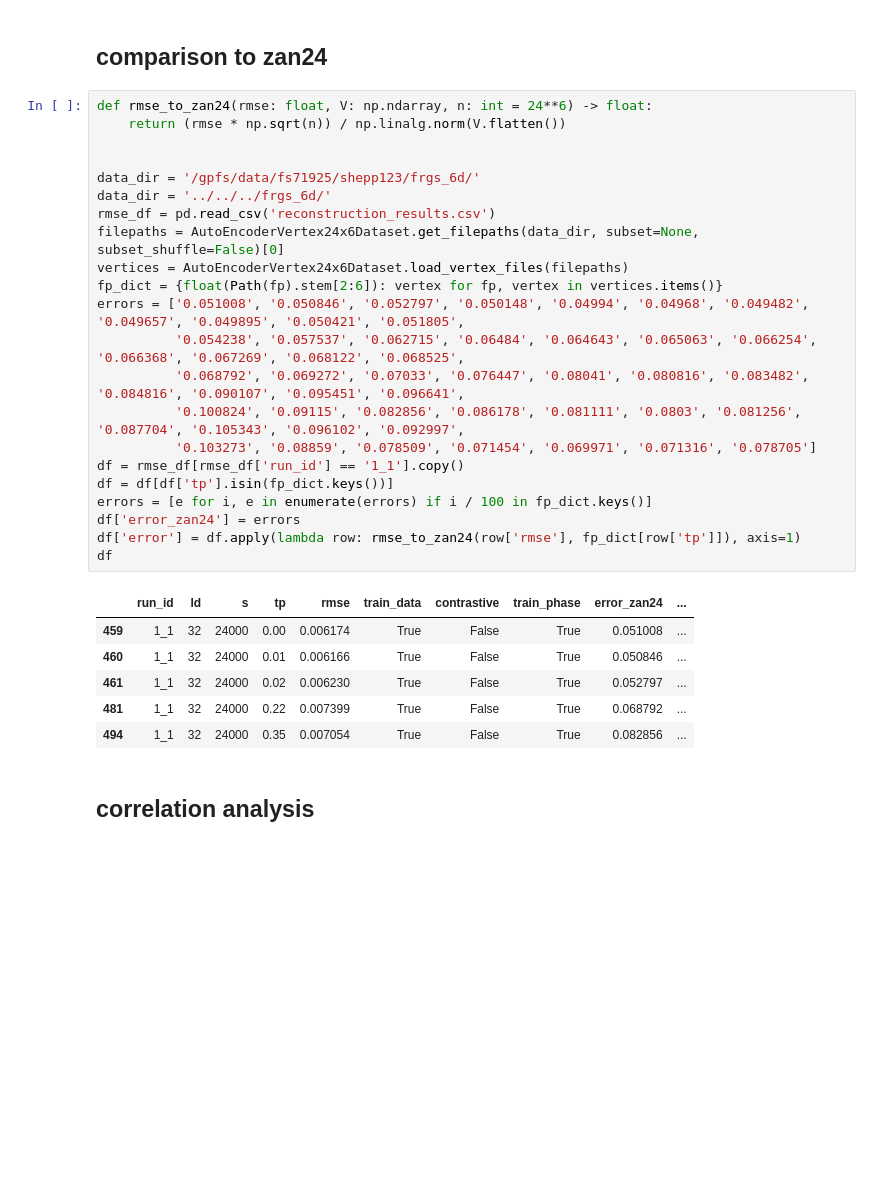
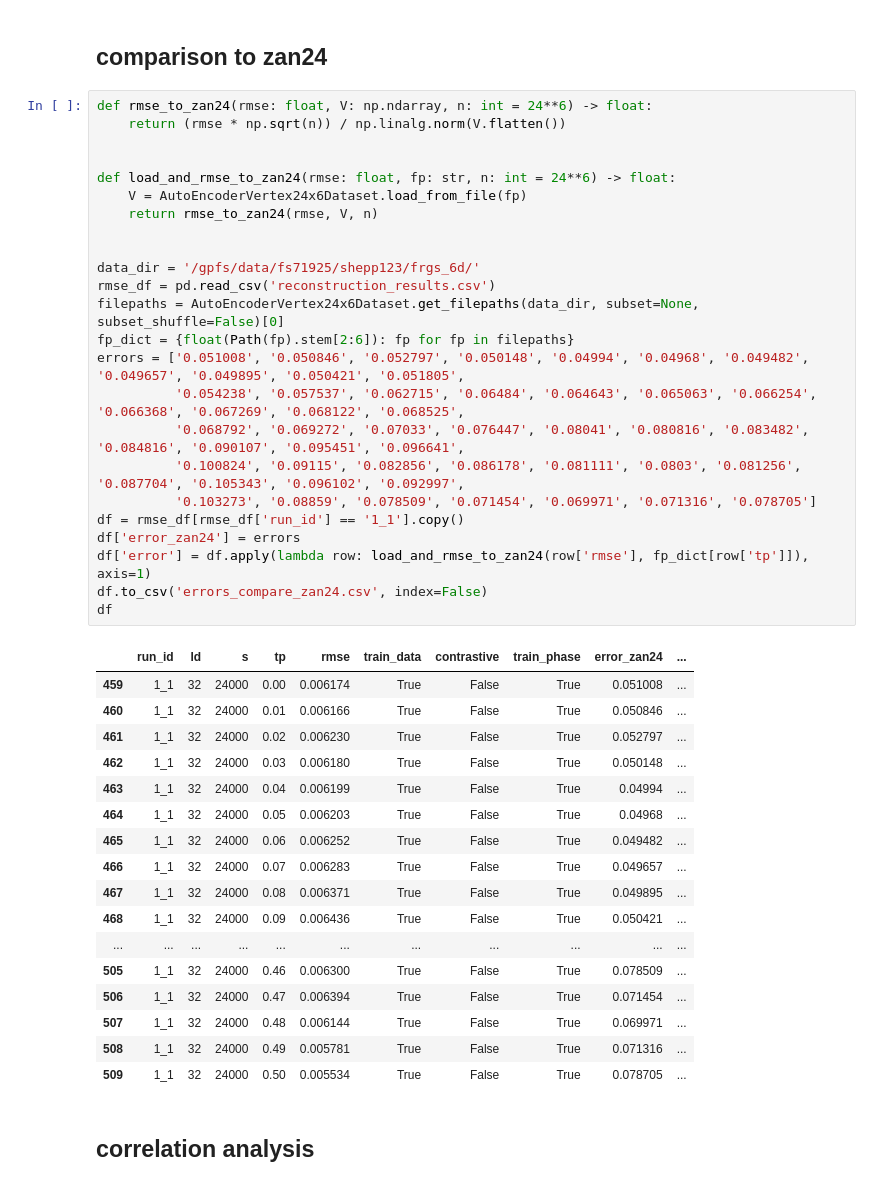
Before and after one commit to DanielSpringer/PhysML, a Jupyter notebook: notebooks/vertex/vertex_analysis.ipynb, the cells around one changed output. Cells and saved outputs as stored; diff of their text form; blank space fills up the shorter version.

Commit message:
compare error rate to zan24

```diff
--- a/notebooks/vertex/vertex_analysis.ipynb
+++ b/notebooks/vertex/vertex_analysis.ipynb
@@ -63,32 +63,45 @@ verteval.vertex_statistics(data_dir)
 # %%
 def rmse_to_zan24(rmse: float, V: np.ndarray, n: int = 24**6) -> float:
     return (rmse * np.sqrt(n)) / np.linalg.norm(V.flatten())
 
 
+def load_and_rmse_to_zan24(rmse: float, fp: str, n: int = 24**6) -> float:
+    V = AutoEncoderVertex24x6Dataset.load_from_file(fp)
+    return rmse_to_zan24(rmse, V, n)
+
+
 data_dir = '/gpfs/data/fs71925/shepp123/frgs_6d/'
-data_dir = '../../../frgs_6d/'
 rmse_df = pd.read_csv('reconstruction_results.csv')
 filepaths = AutoEncoderVertex24x6Dataset.get_filepaths(data_dir, subset=None, subset_shuffle=False)[0]
-vertices = AutoEncoderVertex24x6Dataset.load_vertex_files(filepaths)
-fp_dict = {float(Path(fp).stem[2:6]): vertex for fp, vertex in vertices.items()}
+fp_dict = {float(Path(fp).stem[2:6]): fp for fp in filepaths}
 errors = ['0.051008', '0.050846', '0.052797', '0.050148', '0.04994', '0.04968', '0.049482', '0.049657', '0.049895', '0.050421', '0.051805',
           '0.054238', '0.057537', '0.062715', '0.06484', '0.064643', '0.065063', '0.066254', '0.066368', '0.067269', '0.068122', '0.068525',
           '0.068792', '0.069272', '0.07033', '0.076447', '0.08041', '0.080816', '0.083482', '0.084816', '0.090107', '0.095451', '0.096641',
           '0.100824', '0.09115', '0.082856', '0.086178', '0.081111', '0.0803', '0.081256', '0.087704', '0.105343', '0.096102', '0.092997',
           '0.103273', '0.08859', '0.078509', '0.071454', '0.069971', '0.071316', '0.078705']
 df = rmse_df[rmse_df['run_id'] == '1_1'].copy()
-df = df[df['tp'].isin(fp_dict.keys())]
-errors = [e for i, e in enumerate(errors) if i / 100 in fp_dict.keys()]
 df['error_zan24'] = errors
-df['error'] = df.apply(lambda row: rmse_to_zan24(row['rmse'], fp_dict[row['tp']]), axis=1)
+df['error'] = df.apply(lambda row: load_and_rmse_to_zan24(row['rmse'], fp_dict[row['tp']]), axis=1)
+df.to_csv('errors_compare_zan24.csv', index=False)
 df
 # %% [output]
 |  | run_id | ld | s | tp | rmse | train_data | contrastive | train_phase | error_zan24 | ... |
 | 459 | 1_1 | 32 | 24000 | 0.00 | 0.006174 | True | False | True | 0.051008 | ... |
 | 460 | 1_1 | 32 | 24000 | 0.01 | 0.006166 | True | False | True | 0.050846 | ... |
 | 461 | 1_1 | 32 | 24000 | 0.02 | 0.006230 | True | False | True | 0.052797 | ... |
-| 481 | 1_1 | 32 | 24000 | 0.22 | 0.007399 | True | False | True | 0.068792 | ... |
-| 494 | 1_1 | 32 | 24000 | 0.35 | 0.007054 | True | False | True | 0.082856 | ... |
+| 462 | 1_1 | 32 | 24000 | 0.03 | 0.006180 | True | False | True | 0.050148 | ... |
+| 463 | 1_1 | 32 | 24000 | 0.04 | 0.006199 | True | False | True | 0.04994 | ... |
+| 464 | 1_1 | 32 | 24000 | 0.05 | 0.006203 | True | False | True | 0.04968 | ... |
+| 465 | 1_1 | 32 | 24000 | 0.06 | 0.006252 | True | False | True | 0.049482 | ... |
+| 466 | 1_1 | 32 | 24000 | 0.07 | 0.006283 | True | False | True | 0.049657 | ... |
+| 467 | 1_1 | 32 | 24000 | 0.08 | 0.006371 | True | False | True | 0.049895 | ... |
+| 468 | 1_1 | 32 | 24000 | 0.09 | 0.006436 | True | False | True | 0.050421 | ... |
+| ... | ... | ... | ... | ... | ... | ... | ... | ... | ... | ... |
+| 505 | 1_1 | 32 | 24000 | 0.46 | 0.006300 | True | False | True | 0.078509 | ... |
+| 506 | 1_1 | 32 | 24000 | 0.47 | 0.006394 | True | False | True | 0.071454 | ... |
+| 507 | 1_1 | 32 | 24000 | 0.48 | 0.006144 | True | False | True | 0.069971 | ... |
+| 508 | 1_1 | 32 | 24000 | 0.49 | 0.005781 | True | False | True | 0.071316 | ... |
+| 509 | 1_1 | 32 | 24000 | 0.50 | 0.005534 | True | False | True | 0.078705 | ... |
 # %% [markdown]
 ## correlation analysis
 # %%
```
Also changed, not shown: 1 other file.
